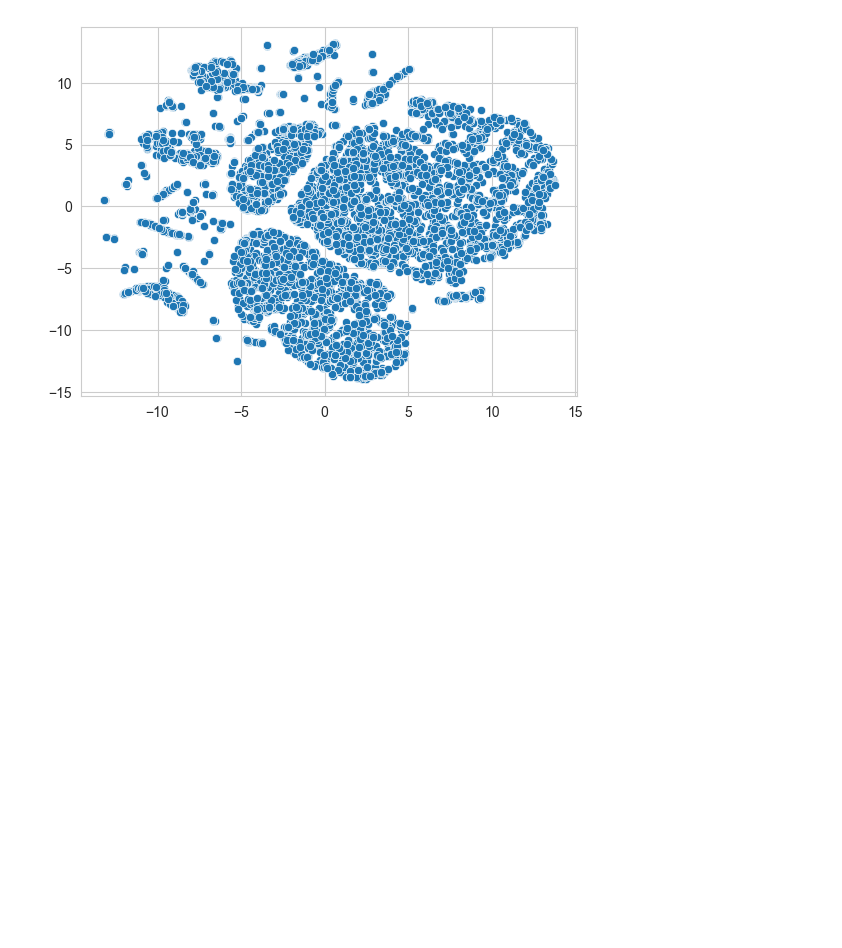
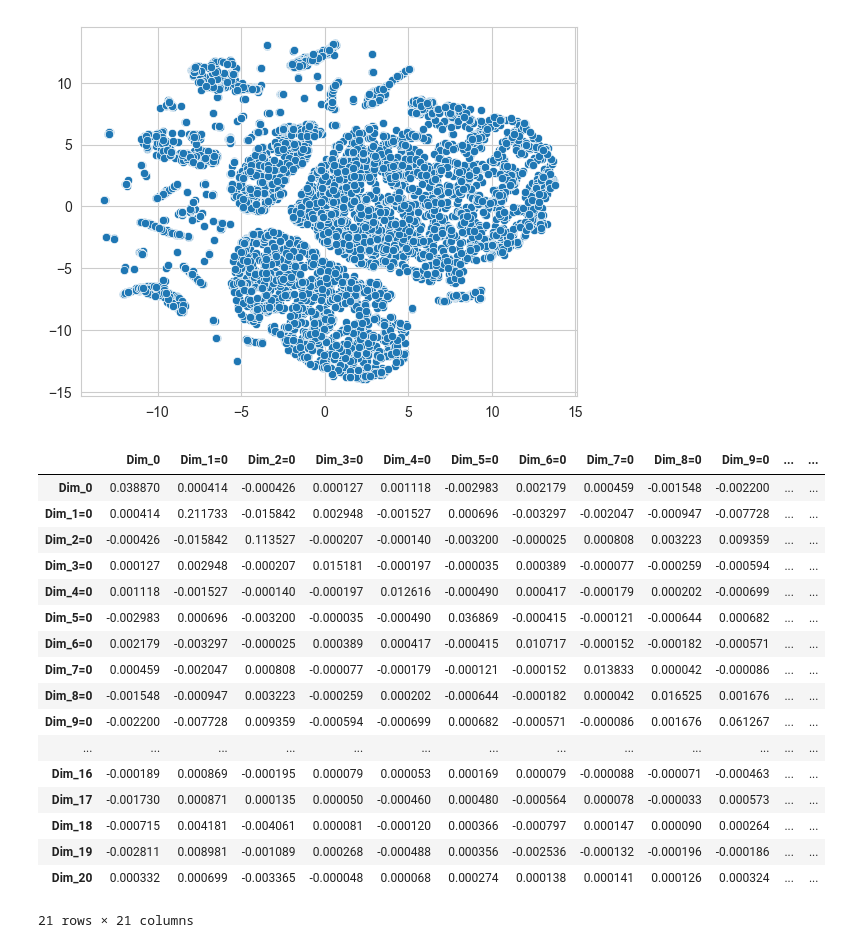
Before and after one commit to michelebanfi/anomaly-detection, a Jupyter notebook: project.ipynb, the cells around one changed output. Cells and saved outputs as stored; diff of their text form; code cells hidden in the pictures; blank space fills up the shorter version.

```diff
--- a/project.ipynb
+++ b/project.ipynb
@@ -295,3 +295,27 @@ sns.scatterplot(x=tsne_results[:, 0], y=tsne_results[:, 1])
 plt.show()
 # %% [output]
 [figure]
+# %%
+# Calculate the covariance for continuos variables
+covariance = dataset.cov()
+# %%
+covariance
+# %% [output]
+|  | Dim_0 | Dim_1=0 | Dim_2=0 | Dim_3=0 | Dim_4=0 | Dim_5=0 | Dim_6=0 | Dim_7=0 | Dim_8=0 | Dim_9=0 | ... | ... |
+| Dim_0 | 0.038870 | 0.000414 | -0.000426 | 0.000127 | 0.001118 | -0.002983 | 0.002179 | 0.000459 | -0.001548 | -0.002200 | ... | ... |
+| Dim_1=0 | 0.000414 | 0.211733 | -0.015842 | 0.002948 | -0.001527 | 0.000696 | -0.003297 | -0.002047 | -0.000947 | -0.007728 | ... | ... |
+| Dim_2=0 | -0.000426 | -0.015842 | 0.113527 | -0.000207 | -0.000140 | -0.003200 | -0.000025 | 0.000808 | 0.003223 | 0.009359 | ... | ... |
+| Dim_3=0 | 0.000127 | 0.002948 | -0.000207 | 0.015181 | -0.000197 | -0.000035 | 0.000389 | -0.000077 | -0.000259 | -0.000594 | ... | ... |
+| Dim_4=0 | 0.001118 | -0.001527 | -0.000140 | -0.000197 | 0.012616 | -0.000490 | 0.000417 | -0.000179 | 0.000202 | -0.000699 | ... | ... |
+| Dim_5=0 | -0.002983 | 0.000696 | -0.003200 | -0.000035 | -0.000490 | 0.036869 | -0.000415 | -0.000121 | -0.000644 | 0.000682 | ... | ... |
+| Dim_6=0 | 0.002179 | -0.003297 | -0.000025 | 0.000389 | 0.000417 | -0.000415 | 0.010717 | -0.000152 | -0.000182 | -0.000571 | ... | ... |
+| Dim_7=0 | 0.000459 | -0.002047 | 0.000808 | -0.000077 | -0.000179 | -0.000121 | -0.000152 | 0.013833 | 0.000042 | -0.000086 | ... | ... |
+| Dim_8=0 | -0.001548 | -0.000947 | 0.003223 | -0.000259 | 0.000202 | -0.000644 | -0.000182 | 0.000042 | 0.016525 | 0.001676 | ... | ... |
+| Dim_9=0 | -0.002200 | -0.007728 | 0.009359 | -0.000594 | -0.000699 | 0.000682 | -0.000571 | -0.000086 | 0.001676 | 0.061267 | ... | ... |
+| ... | ... | ... | ... | ... | ... | ... | ... | ... | ... | ... | ... | ... |
+| Dim_16 | -0.000189 | 0.000869 | -0.000195 | 0.000079 | 0.000053 | 0.000169 | 0.000079 | -0.000088 | -0.000071 | -0.000463 | ... | ... |
+| Dim_17 | -0.001730 | 0.000871 | 0.000135 | 0.000050 | -0.000460 | 0.000480 | -0.000564 | 0.000078 | -0.000033 | 0.000573 | ... | ... |
+| Dim_18 | -0.000715 | 0.004181 | -0.004061 | 0.000081 | -0.000120 | 0.000366 | -0.000797 | 0.000147 | 0.000090 | 0.000264 | ... | ... |
+| Dim_19 | -0.002811 | 0.008981 | -0.001089 | 0.000268 | -0.000488 | 0.000356 | -0.002536 | -0.000132 | -0.000196 | -0.000186 | ... | ... |
+| Dim_20 | 0.000332 | 0.000699 | -0.003365 | -0.000048 | 0.000068 | 0.000274 | 0.000138 | 0.000141 | 0.000126 | 0.000324 | ... | ... |
+21 rows × 21 columns
```
Also changed, not shown: parts of 8 cells of this notebook, 3 other files.
